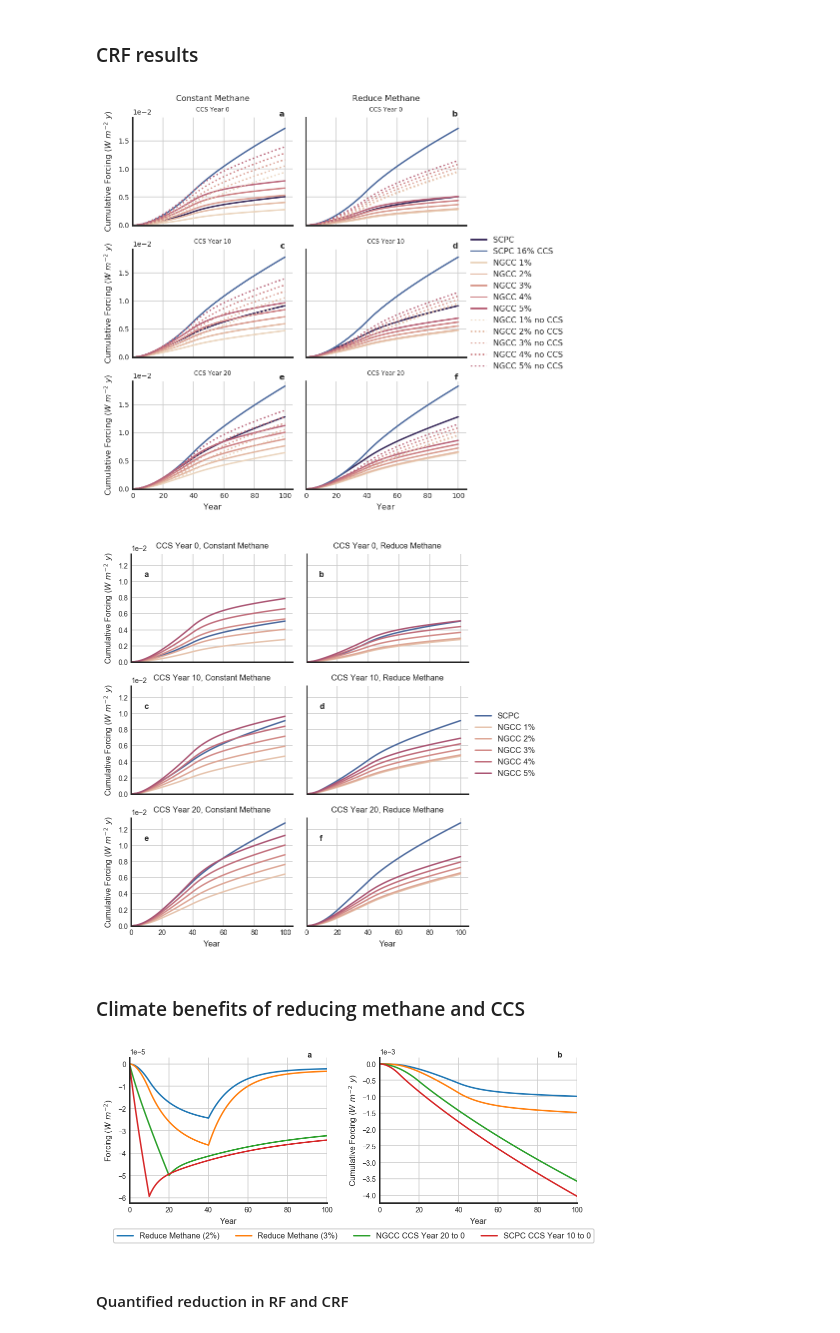
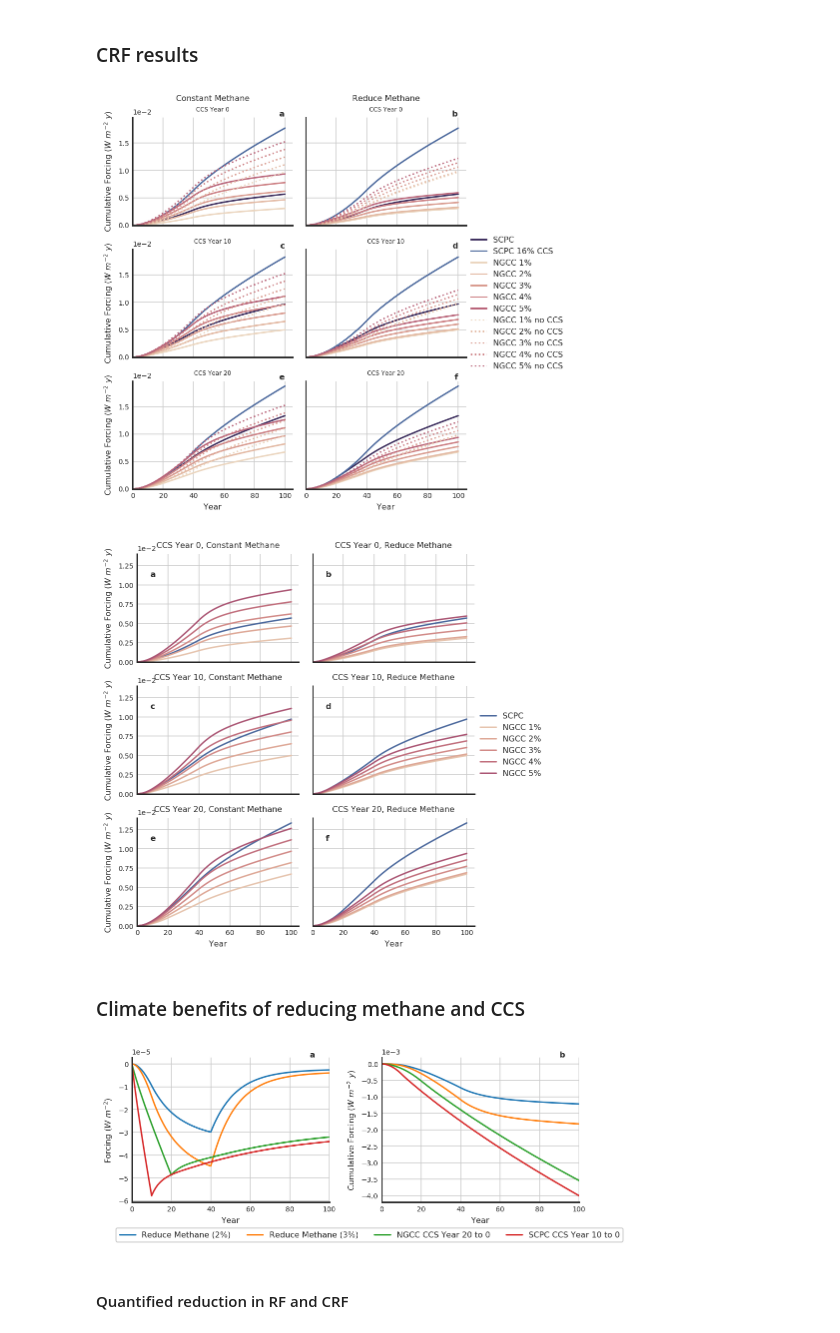
Before and after one commit to gschivley/CCS-climate, a Jupyter notebook: Notebooks/Forcing Calculations.ipynb, the cells around one changed output. Drawn from its saved outputs; the diff is of its cells as text; code cells hidden in the pictures.

```diff
--- a/Notebooks/Forcing Calculations.ipynb
+++ b/Notebooks/Forcing Calculations.ipynb
@@ -184,7 +184,7 @@ The function below takes a list of dataframes, calculates the RF or CRF for each
 
 We convert the RE of each species to a mass basis using the same methods as AR5: multiply by $(M_A/M_i)\cdot(10^9/T_M$), where $M_A$ is the average molecular weight of air (28.97 kg kmol$^{-1}$), $M_i$ is the molecular weight of the species in question, and $T_M$ is the total mass of the atmosphere ($5.1352 \times 10^{18}$kg)
 # %%
-ch4_re_ppb = 3.63E-4
+ch4_re_ppb = 4.48E-4
 M_A = 28.97
 M_i = 16.04
 T_M = 5.1352E18
@@ -234,7 +236,7 @@ def emissions_to_forcing(df, delay_years=[0, 10, 20], kind='RF',
             # Function to calculate RF or CRF for each df in the list
             out_df = pd.DataFrame(index=np.arange(0,101), columns=df_cols)
             co2 = CO2(df['CO2'], time, kind=kind, runs=n_runs) * generation
-            ch4 = CH4(df['CH4'], time, kind=kind, RE=ch4_re_mass * 1.65,
+            ch4 = CH4(df['CH4'], time, kind=kind, CH4_RE=ch4_re_mass * 1.65,
                       runs=n_runs) * generation
             out_df.loc[:,'CO2_RF'] = co2.loc[:,'mean'].values
             out_df.loc[:,'CO2_RF -sigma'] = co2.loc[:,'-sigma'].values
@@ -258,7 +260,7 @@ def emissions_to_forcing(df, delay_years=[0, 10, 20], kind='RF',
                 # Function to calculate RF or CRF for each df in the list
                 out_df = pd.DataFrame(index=np.arange(0,101), columns=df_cols)
                 out_df.iloc[:,0] = CO2(df['CO2'], time, kind=kind) * generation #CO2
-                out_df.iloc[:,1] = CH4(df['CH4'], time, RE=ch4_re_mass * 1.65,
+                out_df.iloc[:,1] = CH4(df['CH4'], time, CH4_RE=ch4_re_mass * 1.65,
                                        kind=kind) * generation #CH4
                 out_df.iloc[:,2] = out_df.iloc[:,0] + out_df.iloc[:,1] #CO2 + CH4
                 out_df[id_cols] = df.loc[0, id_cols].values
@@ -626,7 +628,7 @@ with sns.axes_style('white', {'axes.linewidth': 1.5,
     path = join(fig_path, 'CRF test.pdf')
 #     plt.savefig(path, bbox_inches='tight')
 # %% [output]
-[figure, old version]
+[figure, new version]
 # %%
 with sns.axes_style('white', {'axes.linewidth': 1.5,
                               'axes.grid': True}):
@@ -689,7 +691,7 @@ with sns.axes_style('white', {'axes.linewidth': 1.5,
     path = join(fig_path, 'CRF test.pdf')
     plt.savefig(path, bbox_inches='tight')
 # %% [output]
-[figure, old version]
+[figure, new version]
 # %% [markdown]
 ### Climate benefits of reducing methane and CCS
 # %%
@@ -723,35 +725,35 @@ with sns.axes_style('white', {'axes.linewidth': 1.5,
 
     (CRF.loc[idx['NG', 'NGCC 2%', 'Constant', '90%', 0, :], 'CRF']
      .sub(CRF.loc[idx['NG', 'NGCC 2%', 'Constant', '90%', 20, :], 'CRF'].values)
      .reset_index('Time').plot(x='Time', ax=ax2, legend=False))
 
     (CRF.loc[idx['Coal', 'SCPC', '-', '90%', 0, :], 'CRF']
      .sub(CRF.loc[idx['Coal', 'SCPC', '-', '90%', 10, :], 'CRF'].values)
      .reset_index('Time').plot(x='Time', ax=ax2, legend=False))
 
     ax1.legend(['Reduce Methane (2%)',
                 'Reduce Methane (3%)',
                 'NGCC CCS Year 20 to 0',
                 'SCPC CCS Year 10 to 0'], framealpha=1,
                frameon=True, fontsize=8, ncol=4, loc='upper left',
                bbox_to_anchor=(-0.1, -0.15))
     ax1.set_ylabel('Forcing ($W \ m^{-2}$)', size=8)
     ax2.set_ylabel('Cumulative Forcing ($W \ m^{-2} \ y$)', size=8)
     ax1.set_xlabel('Year', size=8)
     ax2.set_xlabel('Year', size=8)
     sns.despine()
     for ax, label in zip((ax1, ax2), 'ab'):
         ax.ticklabel_format(style='sci', scilimits=(0,0), axis='y')
         ax.tick_params(axis='both', which='both', labelsize=7)
         ax.yaxis.offsetText.set_fontsize(7)
         plt.text(0.9, 1, label, fontsize=8, weight='bold',
                  transform=ax.transAxes)
 
     plt.tight_layout()
-    path = join(fig_path, 'RF CRF savings test.pdf')
+    path = join(fig_path, 'RF CRF savings.pdf')
     plt.savefig(path, bbox_inches='tight')
 # %% [output]
-[figure, old version]
+[figure, new version]
 # %% [markdown]
 #### Quantified reduction in RF and CRF
 # %% [markdown]
```
Also changed, not shown: parts of 14 cells of this notebook.
